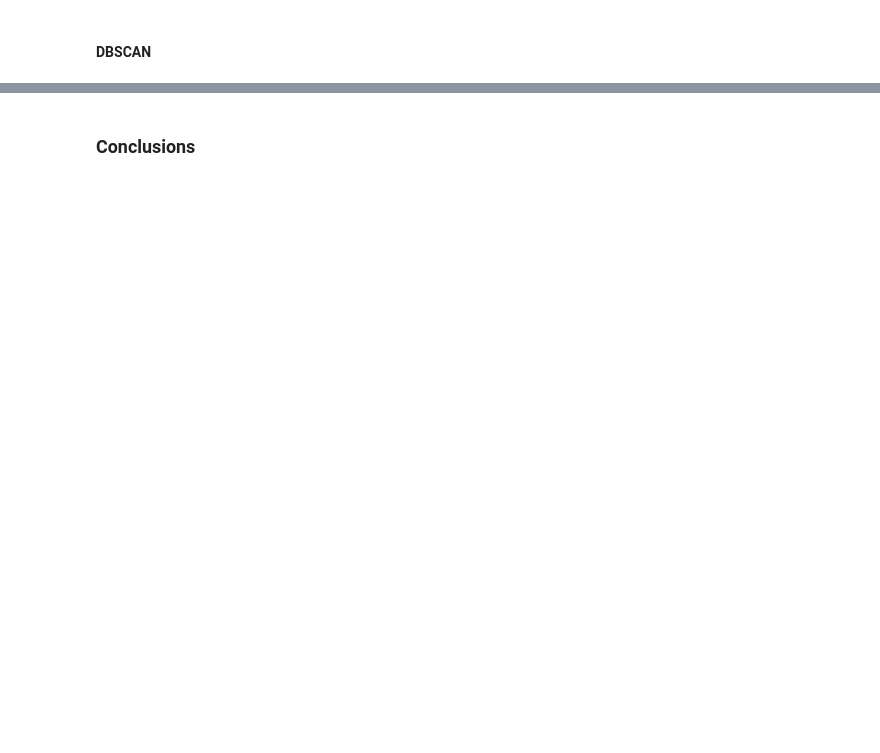
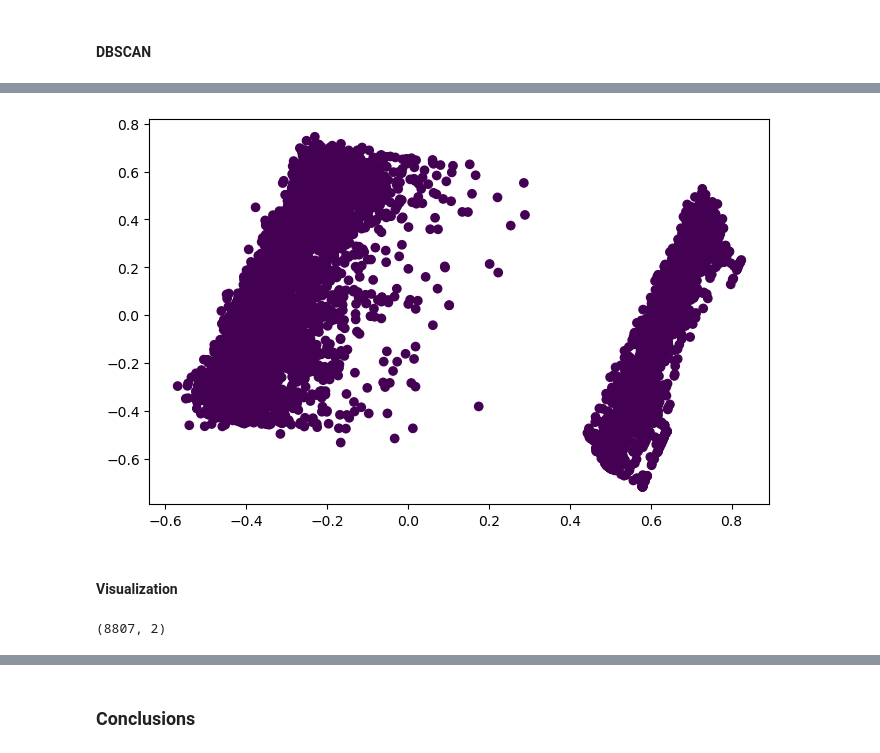
Before and after one commit to RafaelTakata0105/Data-analytics, a Jupyter notebook: notebooks/9_Clustering.ipynb, the cells around one changed output, grey strips where cells are left out. Drawn from its saved outputs; the diff is of its cells as text; code cells hidden in the pictures; blank space fills up the shorter version.

```diff
--- a/notebooks/9_Clustering.ipynb
+++ b/notebooks/9_Clustering.ipynb
@@ -293 +311,4 @@ db = DBSCAN().fit(df)
+# %%
+# We don't need to reduce dimensionality here so we can use df
+db = DBSCAN(eps = 0.5, min_samples= 5)
 # %%
@@ -310,0 +323,13 @@ db_score
+# %%
+plt.figure(figsize= (8, 5))
+scatter = plt.scatter(X_train[:, 0], X_train[:, 1], c=dbclusters)
+# %% [output]
+[figure, added]
+# %% [markdown]
+#### Visualization
+# %%
+tsne = TSNE(n_components= 2, learning_rate= 'auto', init= 'random')
+proyectiontsne = tsne.fit_transform(X_train)
+proyectiontsne.shape
+# %% [output]
+(8807, 2)
```
Also changed, not shown: parts of 25 cells of this notebook, 1 other file.
